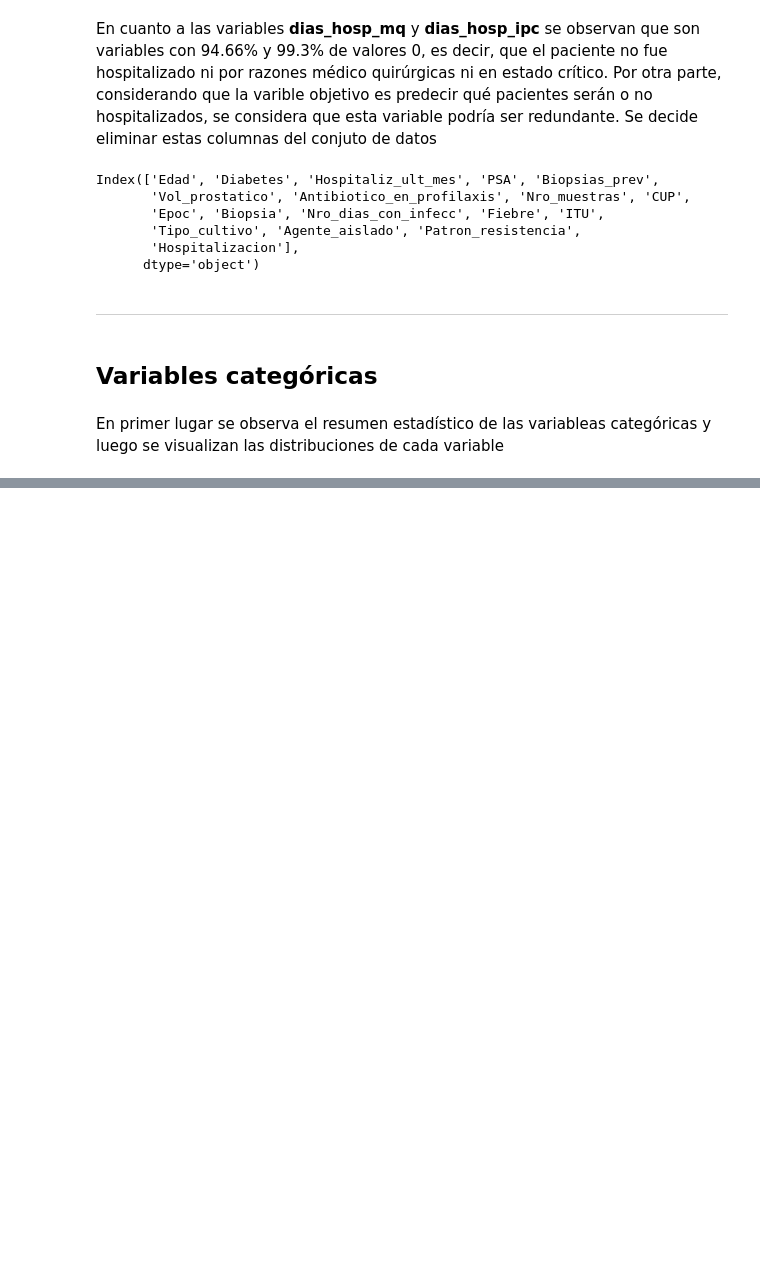
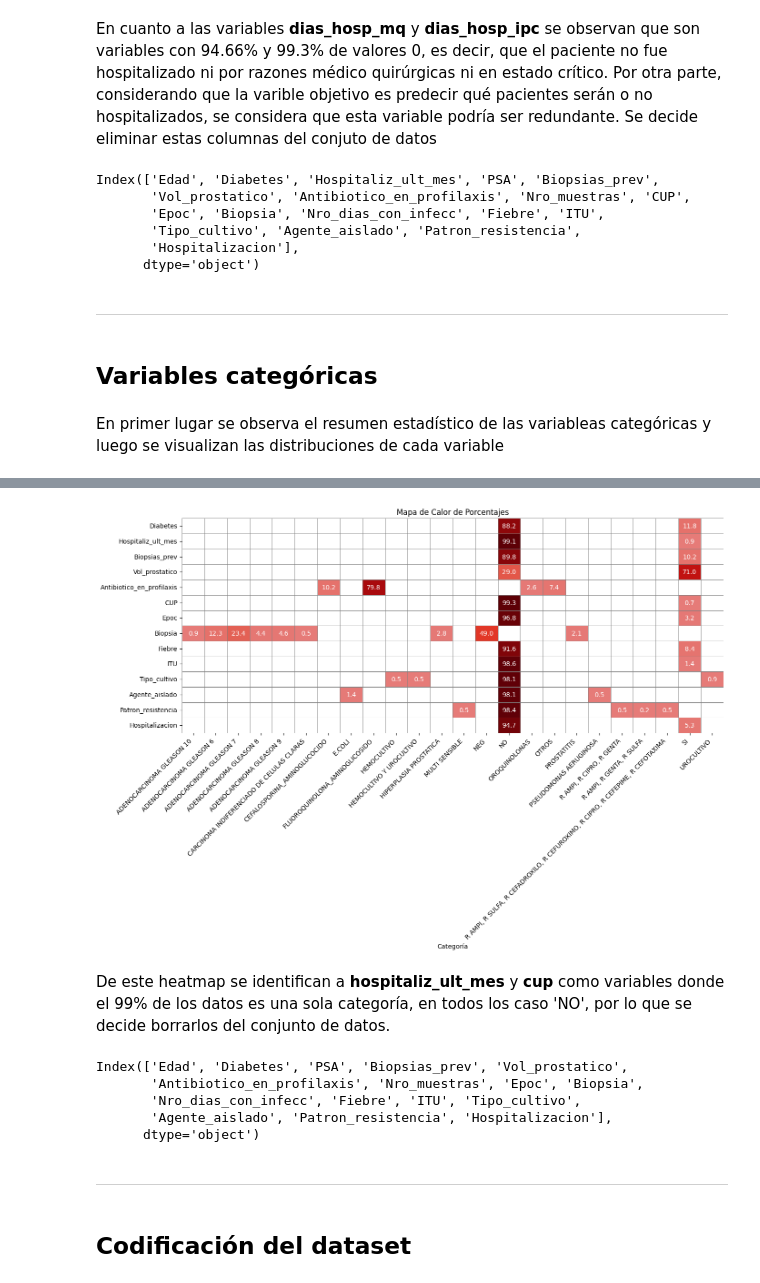
Before and after one commit to facu-corvalan/Hospitalizacion, a Jupyter notebook: EDA.ipynb, the cells around one changed output, grey strips where cells are left out. Saved outputs shown, nothing was run; the diff lists cells and outputs as text; code cells hidden in the pictures; blank space fills up the shorter version.

```diff
--- a/EDA.ipynb
+++ b/EDA.ipynb
@@ -617,0 +724,20 @@ df.describe(include='object')
+# %%
+heatmap_categoricas(df)
+# %% [output]
+[figure, added]
+# %% [markdown]
+De este heatmap se identifican a **hospitaliz_ult_mes** y **cup** como variables donde el 99% de los datos es una sola categoría, en todos los caso 'NO', por lo que se decide borrarlos del conjunto de datos.
+# %%
+columnas_a_eliminar = ['Hospitaliz_ult_mes', 'CUP']
+df = df.drop(columns=columnas_a_eliminar)
+df.columns
+# %% [output]
+Index(['Edad', 'Diabetes', 'PSA', 'Biopsias_prev', 'Vol_prostatico',
+       'Antibiotico_en_profilaxis', 'Nro_muestras', 'Epoc', 'Biopsia',
+       'Nro_dias_con_infecc', 'Fiebre', 'ITU', 'Tipo_cultivo',
+       'Agente_aislado', 'Patron_resistencia', 'Hospitalizacion'],
+      dtype='object')
+# %% [markdown]
+--------------------------
+# %% [markdown]
+## Codificación del dataset
```
Also changed, not shown: parts of 23 cells of this notebook, 4 other files.
